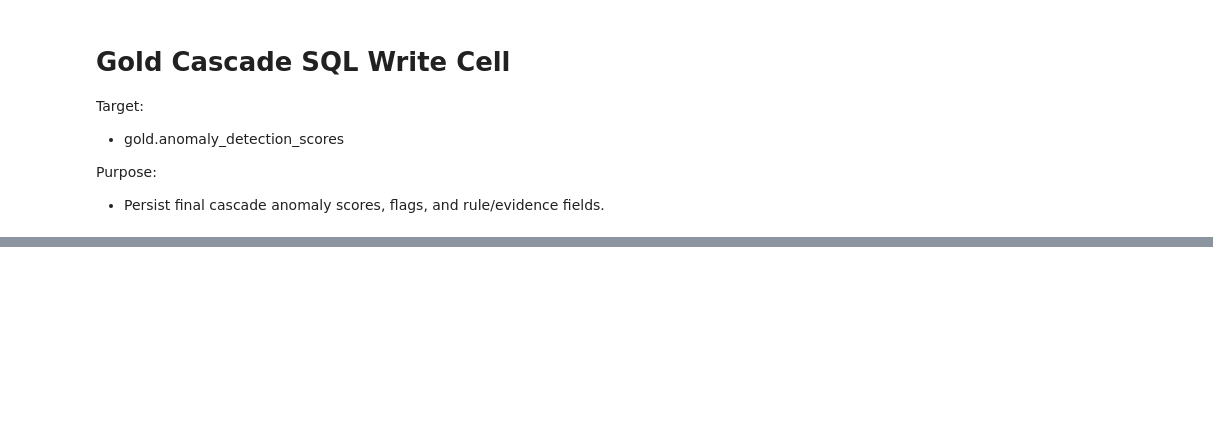
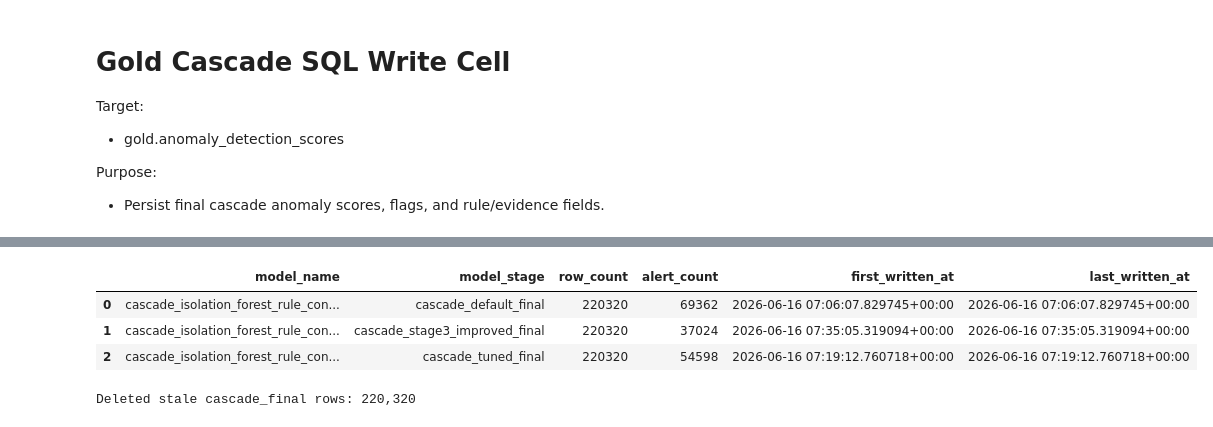
Before and after one commit to DCook-WGU/dcook-wgu-capstone-unified-predictive-maintenance-pipeline, a Jupyter notebook: notebooks/experiments/EDA_Notebook_Pump_Gold_03c_Cascade_Modeling.ipynb, the cells around one changed output, grey strips where cells are left out. Saved outputs shown, nothing was run; the diff lists cells and outputs as text; code cells hidden in the pictures; blank space fills up the shorter version.

Commit message:
updated gold sql outputs

```diff
--- a/notebooks/experiments/EDA_Notebook_Pump_Gold_03c_Cascade_Modeling.ipynb
+++ b/notebooks/experiments/EDA_Notebook_Pump_Gold_03c_Cascade_Modeling.ipynb
@@ -5461,3 +5050,70 @@ score_stage_check_df = read_sql_dataframe(
 )
 
 display(score_stage_check_df)
+# %%
+1# Verification that notebooks are now writing safely without conflict
+
+from utils.database.postgres import read_sql_dataframe, get_engine_from_env
+
+
+gold03_stage_check_sql = """
+SELECT
+    model_name,
+    model_stage,
+    COUNT(*) AS row_count,
+    SUM(CASE WHEN anomaly_flag THEN 1 ELSE 0 END) AS alert_count,
+    MIN(meta_scored_at_utc) AS first_written_at,
+    MAX(meta_scored_at_utc) AS last_written_at
+FROM gold.anomaly_detection_scores
+WHERE dataset_id = :dataset_id
+  AND run_id = :run_id
+  AND model_name = 'cascade_isolation_forest_rule_confirmation'
+GROUP BY model_name, model_stage
+ORDER BY model_stage;
+"""
+
+gold03_stage_check_df = read_sql_dataframe(
+    engine,
+    gold03_stage_check_sql,
+    params={
+        "dataset_id": DATASET_ID,
+        "run_id": RUN_ID,
+    },
+)
+
+display(gold03_stage_check_df)
+# %% [output]
+|  | model_name | model_stage | row_count | alert_count | first_written_at | last_written_at |
+| 0 | cascade_isolation_forest_rule_con... | cascade_default_final | 220320 | 69362 | 2026-06-16 07:06:07.829745+00:00 | 2026-06-16 07:06:07.829745+00:00 |
+| 1 | cascade_isolation_forest_rule_con... | cascade_stage3_improved_final | 220320 | 37024 | 2026-06-16 07:35:05.319094+00:00 | 2026-06-16 07:35:05.319094+00:00 |
+| 2 | cascade_isolation_forest_rule_con... | cascade_tuned_final | 220320 | 54598 | 2026-06-16 07:19:12.760718+00:00 | 2026-06-16 07:19:12.760718+00:00 |
+# %%
+'''
+
+# Delete stale rows
+
+engine = get_engine_from_env()
+
+from sqlalchemy import text
+
+delete_stale_cascade_sql = """
+DELETE FROM gold.anomaly_detection_scores
+WHERE dataset_id = :dataset_id
+  AND run_id = :run_id
+  AND model_name = 'cascade_isolation_forest_rule_confirmation'
+  AND model_stage = 'cascade_final';
+"""
+
+with engine.begin() as connection:
+    result = connection.execute(
+        text(delete_stale_cascade_sql),
+        {
+            "dataset_id": DATASET_ID,
+            "run_id": RUN_ID,
+        },
+    )
+
+print(f"Deleted stale cascade_final rows: {result.rowcount:,}")
+'''
+# %% [output]
+Deleted stale cascade_final rows: 220,320
```
Also changed, not shown: parts of 38 cells of this notebook, 23 other files.
